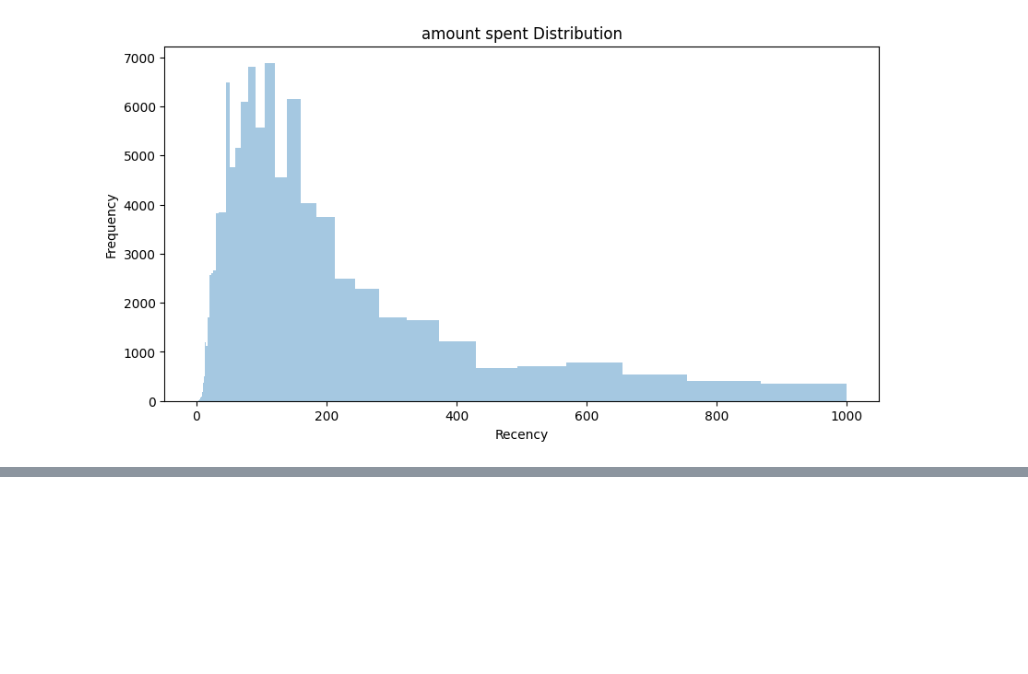
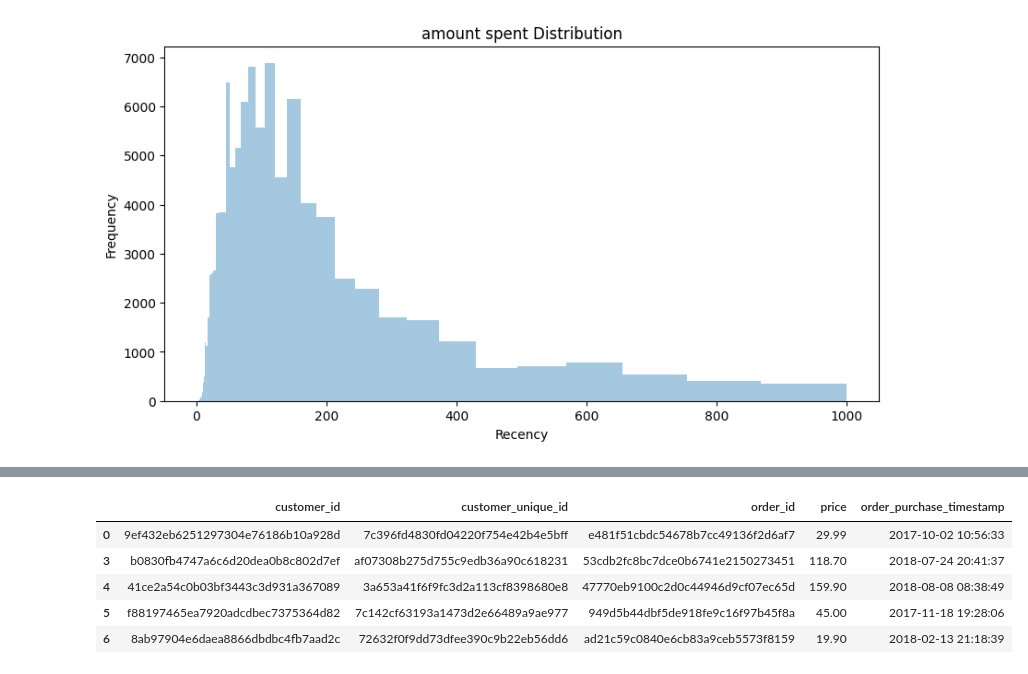
Before and after one commit to ThomasMeb/Projet_4, a Jupyter notebook: Mebarki_Thomas_notebook_exploration_022023.ipynb, the cells around one changed output, grey strips where cells are left out. Saved outputs shown, nothing was run; the diff lists cells and outputs as text; code cells hidden in the pictures; blank space fills up the shorter version.

```diff
--- a/Mebarki_Thomas_notebook_exploration_022023.ipynb
+++ b/Mebarki_Thomas_notebook_exploration_022023.ipynb
@@ -410,0 +462,2 @@ data.head()
+# %%
+df.drop_duplicates(subset=['order_id'], inplace=True)
@@ -410,0 +468,9 @@ data.head()
+# %%
+df.head()
+# %% [output]
+|  | customer_id | customer_unique_id | order_id | price | order_purchase_timestamp |
+| 0 | 9ef432eb6251297304e76186b10a928d | 7c396fd4830fd04220f754e42b4e5bff | e481f51cbdc54678b7cc49136f2d6af7 | 29.99 | 2017-10-02 10:56:33 |
+| 3 | b0830fb4747a6c6d20dea0b8c802d7ef | af07308b275d755c9edb36a90c618231 | 53cdb2fc8bc7dce0b6741e2150273451 | 118.70 | 2018-07-24 20:41:37 |
+| 4 | 41ce2a54c0b03bf3443c3d931a367089 | 3a653a41f6f9fc3d2a113cf8398680e8 | 47770eb9100c2d0c44946d9cf07ec65d | 159.90 | 2018-08-08 08:38:49 |
+| 5 | f88197465ea7920adcdbec7375364d82 | 7c142cf63193a1473d2e66489a9ae977 | 949d5b44dbf5de918fe9c16f97b45f8a | 45.00 | 2017-11-18 19:28:06 |
+| 6 | 8ab97904e6daea8866dbdbc4fb7aad2c | 72632f0f9dd73dfee390c9b22eb56dd6 | ad21c59c0840e6cb83a9ceb5573f8159 | 19.90 | 2018-02-13 21:18:39 |
```
Also changed, not shown: parts of 9 cells of this notebook.
